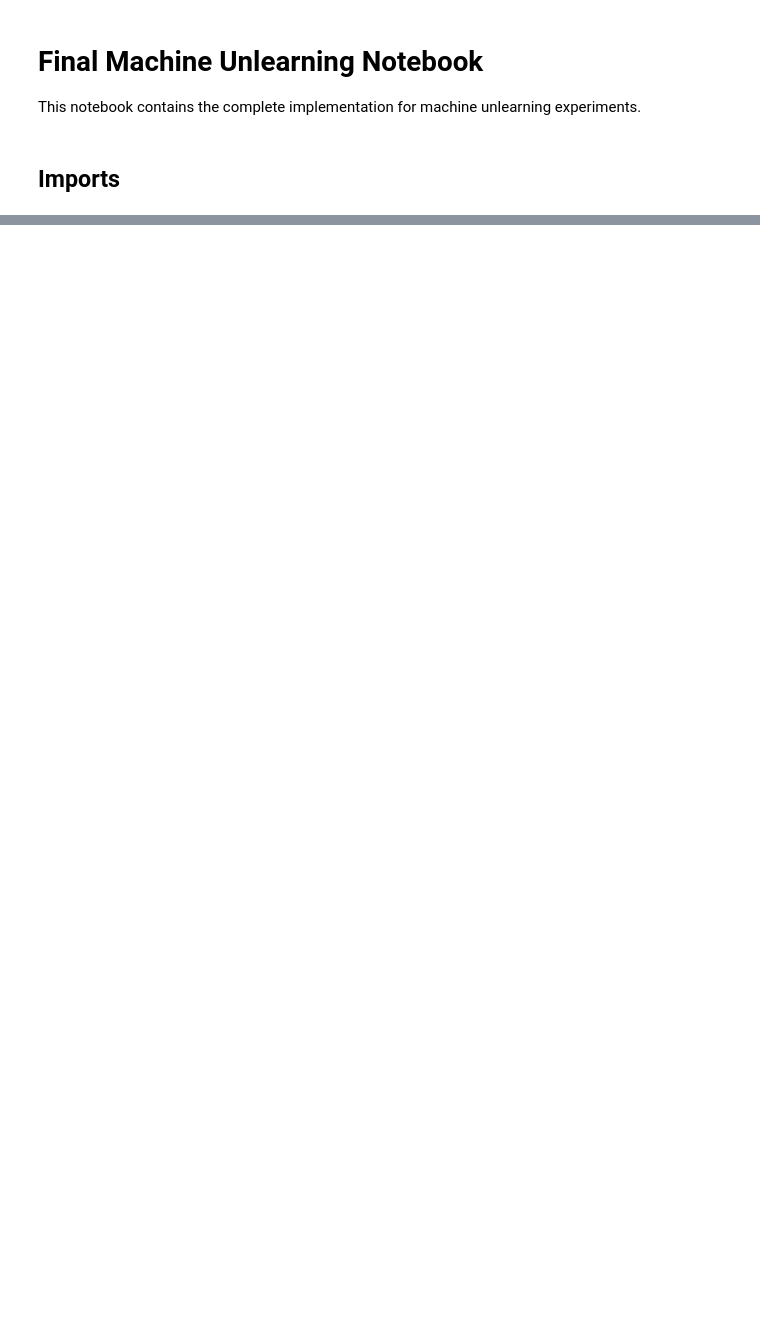
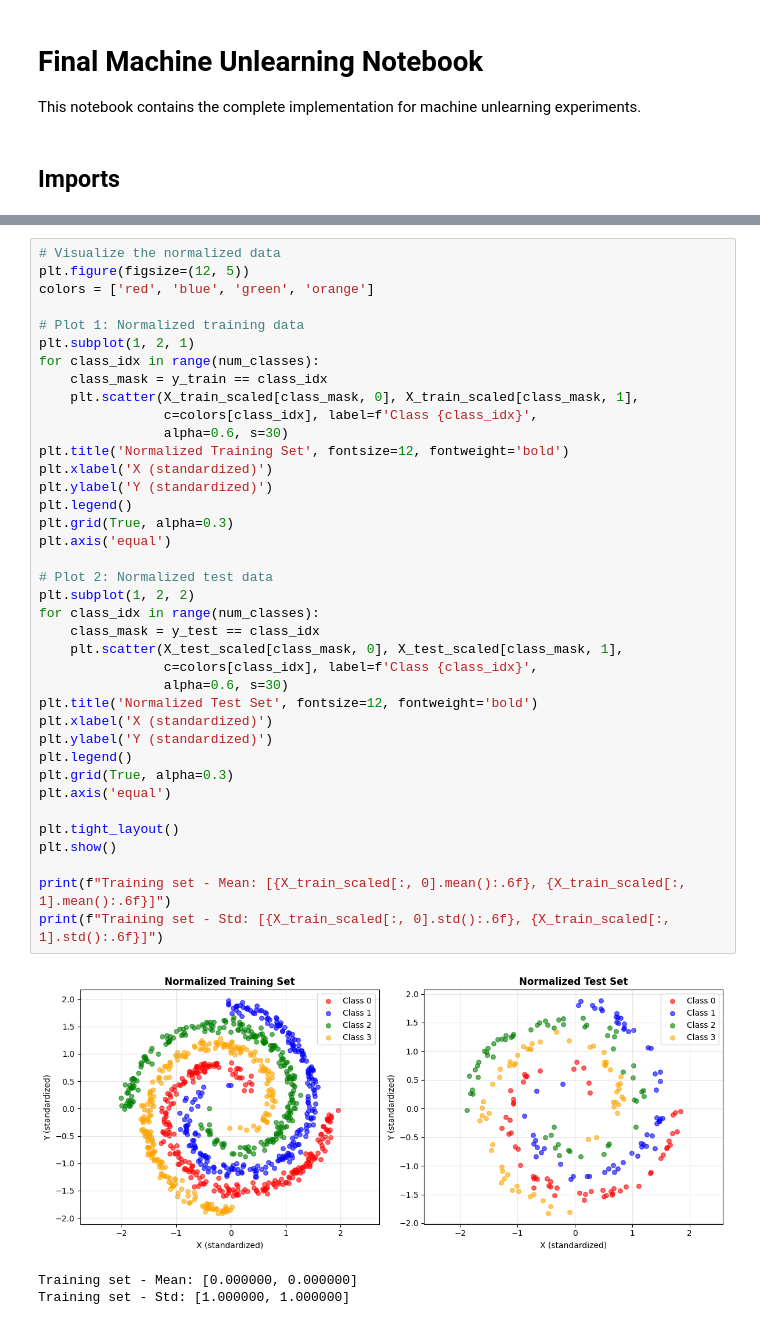
Before and after one commit to em1ttal/TFG, a Jupyter notebook: Codes/notebooks/final_notebook.ipynb, the cells around one changed output, grey strips where cells are left out. Drawn from its saved outputs; the diff is of its cells as text; blank space fills up the shorter version.

```diff
--- a/Codes/notebooks/final_notebook.ipynb
+++ b/Codes/notebooks/final_notebook.ipynb
@@ -103,0 +333,42 @@ plt.show()
+# %%
+# Visualize the normalized data
+plt.figure(figsize=(12, 5))
+colors = ['red', 'blue', 'green', 'orange']
+
+# Plot 1: Normalized training data
+plt.subplot(1, 2, 1)
+for class_idx in range(num_classes):
+    class_mask = y_train == class_idx
+    plt.scatter(X_train_scaled[class_mask, 0], X_train_scaled[class_mask, 1],
+                c=colors[class_idx], label=f'Class {class_idx}',
+                alpha=0.6, s=30)
+plt.title('Normalized Training Set', fontsize=12, fontweight='bold')
+plt.xlabel('X (standardized)')
+plt.ylabel('Y (standardized)')
+plt.legend()
+plt.grid(True, alpha=0.3)
+plt.axis('equal')
+
+# Plot 2: Normalized test data
+plt.subplot(1, 2, 2)
+for class_idx in range(num_classes):
+    class_mask = y_test == class_idx
+    plt.scatter(X_test_scaled[class_mask, 0], X_test_scaled[class_mask, 1],
+                c=colors[class_idx], label=f'Class {class_idx}',
+                alpha=0.6, s=30)
+plt.title('Normalized Test Set', fontsize=12, fontweight='bold')
+plt.xlabel('X (standardized)')
+plt.ylabel('Y (standardized)')
+plt.legend()
+plt.grid(True, alpha=0.3)
+plt.axis('equal')
+
+plt.tight_layout()
+plt.show()
+
+print(f"Training set - Mean: [{X_train_scaled[:, 0].mean():.6f}, {X_train_scaled[:, 1].mean():.6f}]")
+print(f"Training set - Std: [{X_train_scaled[:, 0].std():.6f}, {X_train_scaled[:, 1].std():.6f}]")
+# %% [output]
+[figure, added]
+Training set - Mean: [0.000000, 0.000000]
+Training set - Std: [1.000000, 1.000000]
```
Also changed, not shown: parts of 36 cells of this notebook, 4 other files.
